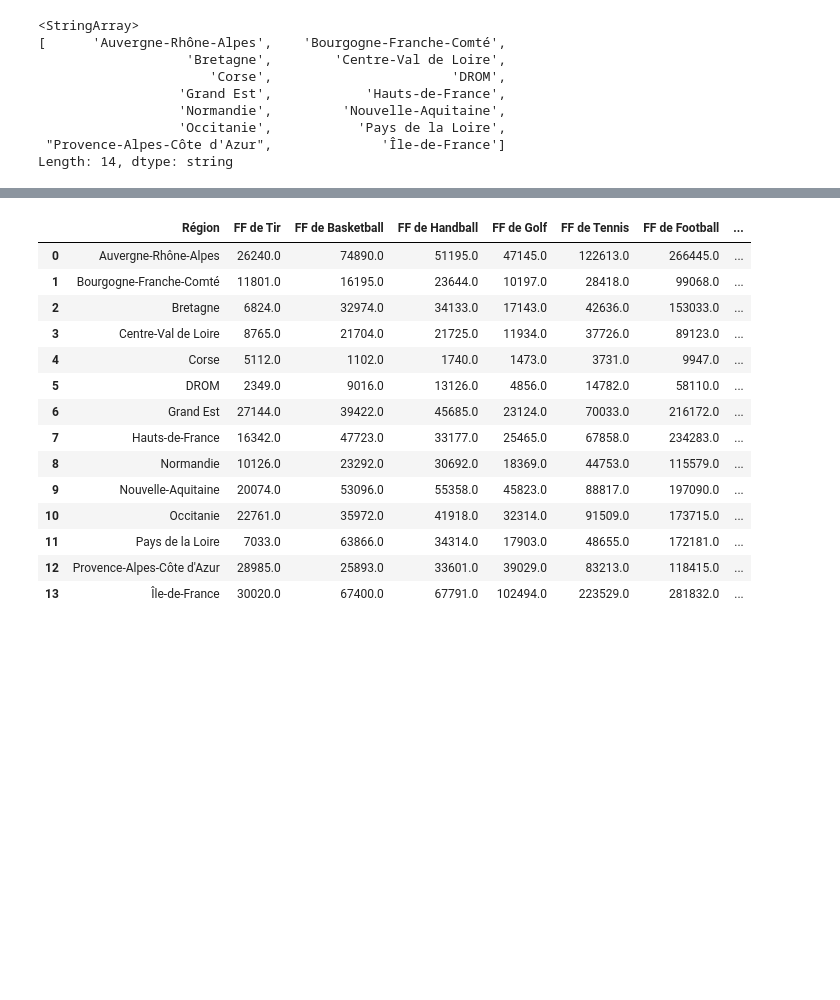
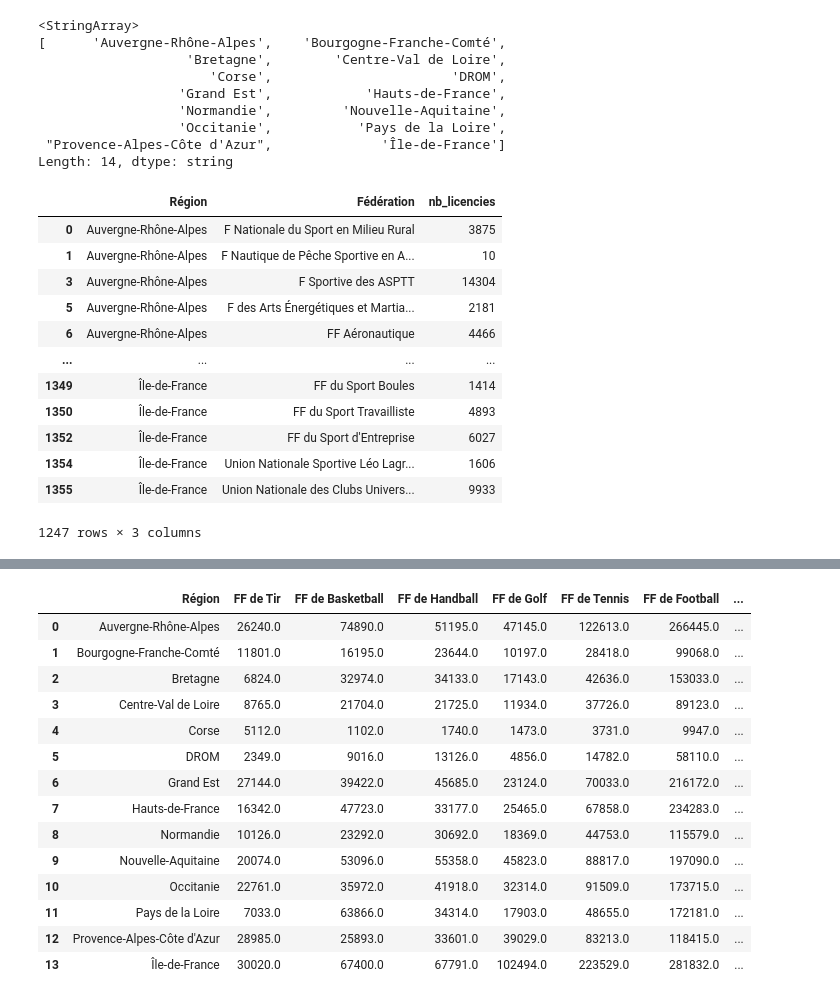
Before and after one commit to paulrsnn/projet-python, a Jupyter notebook: regionales.ipynb, the cells around one changed output, grey strips where cells are left out. Cells and saved outputs as stored; diff of their text form; code cells hidden in the pictures; blank space fills up the shorter version.

```diff
--- a/regionales.ipynb
+++ b/regionales.ipynb
@@ -39,25 +58,25 @@ def proportion_licencies_region(base):
 # %%
 #les sports plus pratiques par regions
-base_max=base[["Région",'Fédération',"nb_licencies"]].groupby(['Région','Fédération']).sum().reset_index()
+base_confondue=base[["Région",'Fédération',"nb_licencies"]].groupby(['Région','Fédération']).sum().reset_index()
 
 
 #les sports plus pratiqués par régions
-base_max=base[["Région",'Fédération',"nb_licencies"]].groupby(['Région','Fédération']).sum().reset_index()
+base_confondue=base[["Région",'Fédération',"nb_licencies"]].groupby(['Région','Fédération']).sum().reset_index()
 #On retire les fdérations qui ne précisent pas le sport pratiqué (UNSS, )
-base_max = base_max[(base_max["Fédération"]!= "FF Sports Pour Tous") &
-                                  (base_max["Fédération"]!= "FF du Sport Universitaire") &
-                                  (base_max["Fédération"]!= "F Sportive Educative de l'Enseignement Catholique (UGSEL)") &
-                                  (base_max["Fédération"]!= "Union Française des Œuvres Laïques d'Éducation Physique (UFOLEP)") &
-                                  (base_max["Fédération"]!= "Union Nationale du Sport Scolaire (UNSS)") &
-                                  (base_max["Fédération"]!= "Union Sportive de l'Enseignement du Premier Degré ") &
-                                  (base_max["Fédération"]!= "F Sportive et Gymnique du Travail") &
-                                  (base_max["Fédération"]!= "FF de la Retraite Sportive")]
+base_confondue = base_confondue[(base_confondue["Fédération"]!= "FF Sports Pour Tous") &
+                                  (base_confondue["Fédération"]!= "FF du Sport Universitaire") &
+                                  (base_confondue["Fédération"]!= "F Sportive Educative de l'Enseignement Catholique (UGSEL)") &
+                                  (base_confondue["Fédération"]!= "Union Française des Œuvres Laïques d'Éducation Physique (UFOLEP)") &
+                                  (base_confondue["Fédération"]!= "Union Nationale du Sport Scolaire (UNSS)") &
+                                  (base_confondue["Fédération"]!= "Union Sportive de l'Enseignement du Premier Degré ") &
+                                  (base_confondue["Fédération"]!= "F Sportive et Gymnique du Travail") &
+                                  (base_confondue["Fédération"]!= "FF de la Retraite Sportive")]
 
 
 #Hors UNSS
-base_max = base_max[base_max['Fédération'] != "F Sportive Educative de l'Enseignement Catholique (UGSEL)"]
-base_max = base_max[base_max['Fédération'] != "Union Sportive de l'Enseignement du Premier Degré"]
-base_max = base_max[base_max['Fédération'] != "Union Nationale du Sport Scolaire (UNSS)"]
+base_confondue = base_confondue[base_confondue['Fédération'] != "F Sportive Educative de l'Enseignement Catholique (UGSEL)"]
+base_confondue = base_confondue[base_confondue['Fédération'] != "Union Sportive de l'Enseignement du Premier Degré"]
+base_confondue = base_confondue[base_confondue['Fédération'] != "Union Nationale du Sport Scolaire (UNSS)"]
 # %%
 #las 10 sports les plus pratriqués par régions.
 def sports_plus_pratiques_par_region(base):
@@ -127,4 +146,20 @@ base_max['Région'].unique()
                   'Occitanie',           'Pays de la Loire',
  "Provence-Alpes-Côte d'Azur",              'Île-de-France']
 Length: 14, dtype: string
+# %%
+base_confondue
+# %% [output]
+|  | Région | Fédération | nb_licencies |
+| 0 | Auvergne-Rhône-Alpes | F Nationale du Sport en Milieu Rural | 3875 |
+| 1 | Auvergne-Rhône-Alpes | F Nautique de Pêche Sportive en A... | 10 |
+| 3 | Auvergne-Rhône-Alpes | F Sportive des ASPTT | 14304 |
+| 5 | Auvergne-Rhône-Alpes | F des Arts Énergétiques et Martia... | 2181 |
+| 6 | Auvergne-Rhône-Alpes | FF Aéronautique | 4466 |
+| ... | ... | ... | ... |
+| 1349 | Île-de-France | FF du Sport Boules | 1414 |
+| 1350 | Île-de-France | FF du Sport Travailliste | 4893 |
+| 1352 | Île-de-France | FF du Sport d'Entreprise | 6027 |
+| 1354 | Île-de-France | Union Nationale Sportive Léo Lagr... | 1606 |
+| 1355 | Île-de-France | Union Nationale des Clubs Univers... | 9933 |
+1247 rows × 3 columns
 # %%
```
Also changed, not shown: parts of 11 cells of this notebook.
